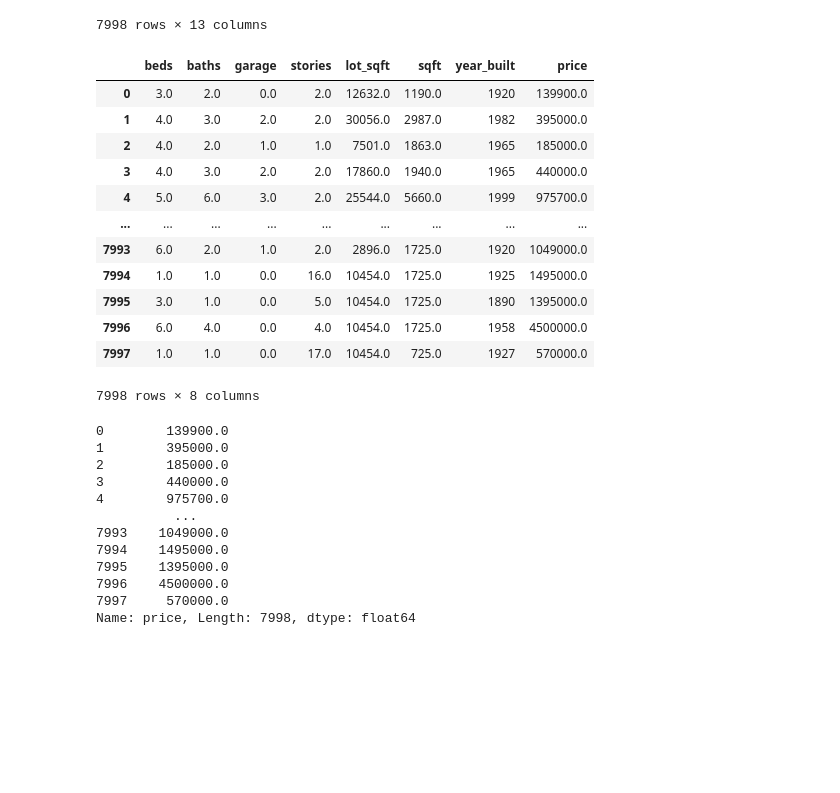
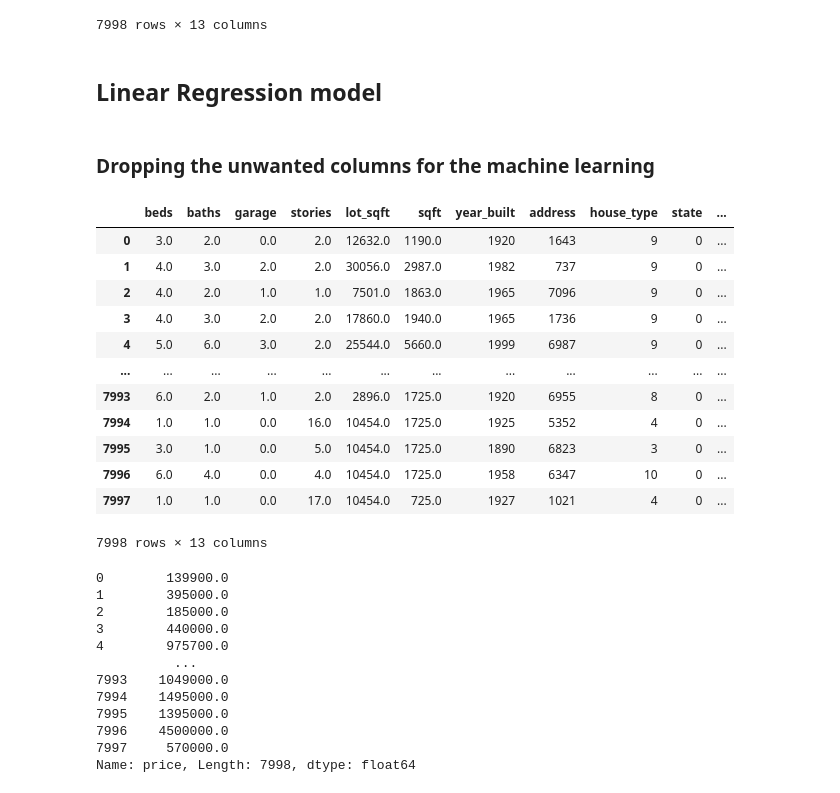
Before and after one commit to veronika8597/House_Price_Prediction, a Jupyter notebook: Realtor_ML.ipynb, the cells around one changed output. Drawn from its saved outputs; the diff is of its cells as text; code cells hidden in the pictures; blank space fills up the shorter version.

```diff
--- a/Realtor_ML.ipynb
+++ b/Realtor_ML.ipynb
@@ -45,27 +51,35 @@ forsale_df
 | 7996 | 4500000.0 | 6.0 | 4.0 | 0.0 | 4.0 | townhomes | 10454.0 | 1725.0 | 1958 | 608 3rd St | ... |
 | 7997 | 570000.0 | 1.0 | 1.0 | 0.0 | 17.0 | coop | 10454.0 | 725.0 | 1927 | 127 W 96th St Apt 5E | ... |
 7998 rows × 13 columns
+# %% [markdown]
+## Linear Regression model
+# %% [markdown]
+### Dropping the unwanted columns for the machine learning
 # %%
-##dropping unwanted cols for the ml
 forsale_df_ml = forsale_df.copy()
 forsale_df_ml.drop(["address","house_type","state","city","county"], axis=1, inplace=True)
+forsale_df_ml['address'] = LabelEncoder().fit_transform(forsale_df['address'])
+forsale_df_ml['house_type'] = LabelEncoder().fit_transform(forsale_df['house_type'])
+forsale_df_ml['state'] = LabelEncoder().fit_transform(forsale_df['state'])
+forsale_df_ml['city'] = LabelEncoder().fit_transform(forsale_df['city'])
+forsale_df_ml['county'] = LabelEncoder().fit_transform(forsale_df['county'])
 repc=forsale_df_ml.pop('price')
 forsale_df_ml['price']=repc
 forsale_df_ml
 # %% [output]
-|  | beds | baths | garage | stories | lot_sqft | sqft | year_built | price |
-| 0 | 3.0 | 2.0 | 0.0 | 2.0 | 12632.0 | 1190.0 | 1920 | 139900.0 |
-| 1 | 4.0 | 3.0 | 2.0 | 2.0 | 30056.0 | 2987.0 | 1982 | 395000.0 |
-| 2 | 4.0 | 2.0 | 1.0 | 1.0 | 7501.0 | 1863.0 | 1965 | 185000.0 |
-| 3 | 4.0 | 3.0 | 2.0 | 2.0 | 17860.0 | 1940.0 | 1965 | 440000.0 |
-| 4 | 5.0 | 6.0 | 3.0 | 2.0 | 25544.0 | 5660.0 | 1999 | 975700.0 |
-| ... | ... | ... | ... | ... | ... | ... | ... | ... |
-| 7993 | 6.0 | 2.0 | 1.0 | 2.0 | 2896.0 | 1725.0 | 1920 | 1049000.0 |
-| 7994 | 1.0 | 1.0 | 0.0 | 16.0 | 10454.0 | 1725.0 | 1925 | 1495000.0 |
-| 7995 | 3.0 | 1.0 | 0.0 | 5.0 | 10454.0 | 1725.0 | 1890 | 1395000.0 |
-| 7996 | 6.0 | 4.0 | 0.0 | 4.0 | 10454.0 | 1725.0 | 1958 | 4500000.0 |
-| 7997 | 1.0 | 1.0 | 0.0 | 17.0 | 10454.0 | 725.0 | 1927 | 570000.0 |
+|  | beds | baths | garage | stories | lot_sqft | sqft | year_built | address | house_type | state | ... |
+| 0 | 3.0 | 2.0 | 0.0 | 2.0 | 12632.0 | 1190.0 | 1920 | 1643 | 9 | 0 | ... |
+| 1 | 4.0 | 3.0 | 2.0 | 2.0 | 30056.0 | 2987.0 | 1982 | 737 | 9 | 0 | ... |
+| 2 | 4.0 | 2.0 | 1.0 | 1.0 | 7501.0 | 1863.0 | 1965 | 7096 | 9 | 0 | ... |
+| 3 | 4.0 | 3.0 | 2.0 | 2.0 | 17860.0 | 1940.0 | 1965 | 1736 | 9 | 0 | ... |
+| 4 | 5.0 | 6.0 | 3.0 | 2.0 | 25544.0 | 5660.0 | 1999 | 6987 | 9 | 0 | ... |
+| ... | ... | ... | ... | ... | ... | ... | ... | ... | ... | ... | ... |
+| 7993 | 6.0 | 2.0 | 1.0 | 2.0 | 2896.0 | 1725.0 | 1920 | 6955 | 8 | 0 | ... |
+| 7994 | 1.0 | 1.0 | 0.0 | 16.0 | 10454.0 | 1725.0 | 1925 | 5352 | 4 | 0 | ... |
+| 7995 | 3.0 | 1.0 | 0.0 | 5.0 | 10454.0 | 1725.0 | 1890 | 6823 | 3 | 0 | ... |
+| 7996 | 6.0 | 4.0 | 0.0 | 4.0 | 10454.0 | 1725.0 | 1958 | 6347 | 10 | 0 | ... |
+| 7997 | 1.0 | 1.0 | 0.0 | 17.0 | 10454.0 | 725.0 | 1927 | 1021 | 4 | 0 | ... |
-7998 rows × 8 columns
+7998 rows × 13 columns
 # %%
 repc
 # %% [output]
```
Also changed, not shown: parts of 20 cells of this notebook, 1 other file.
